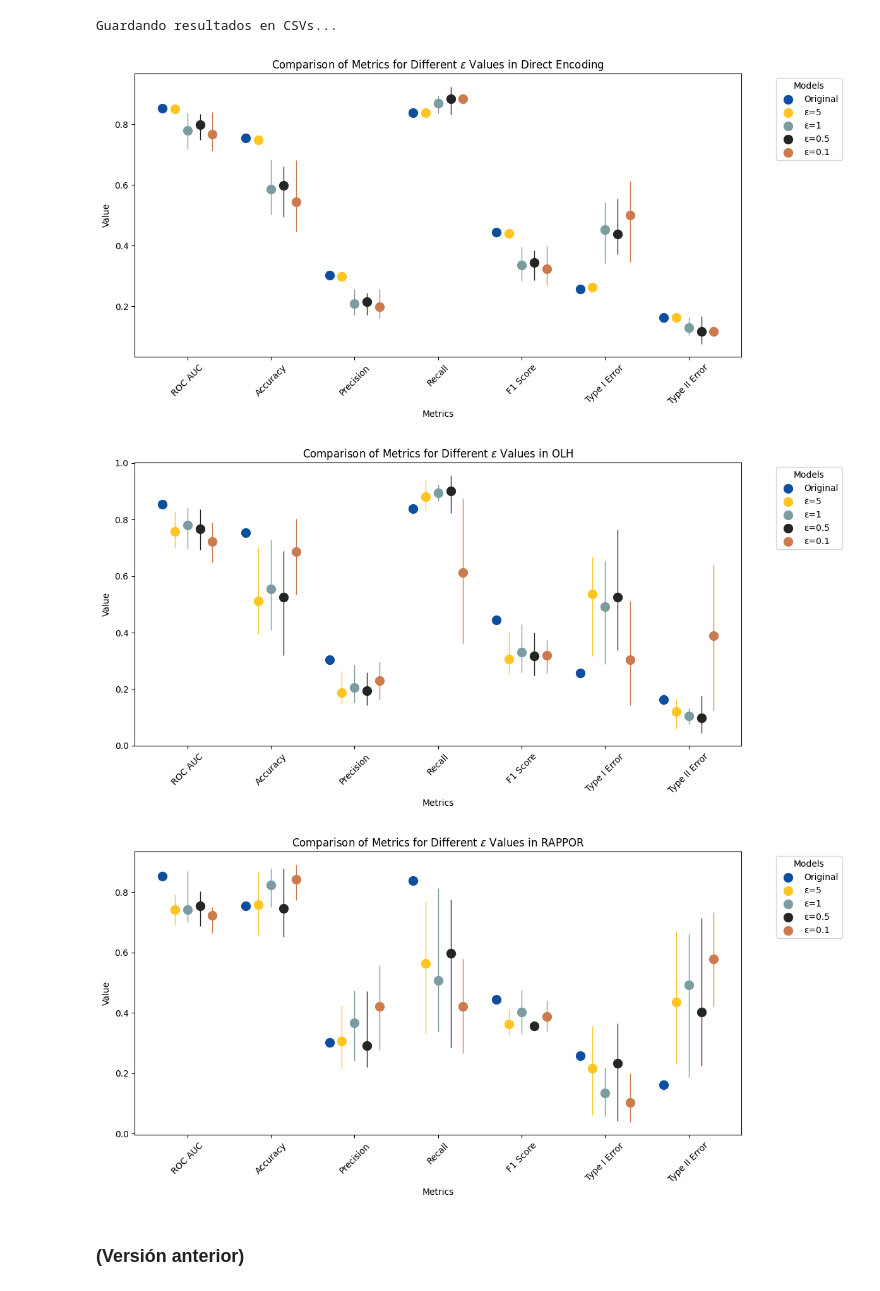
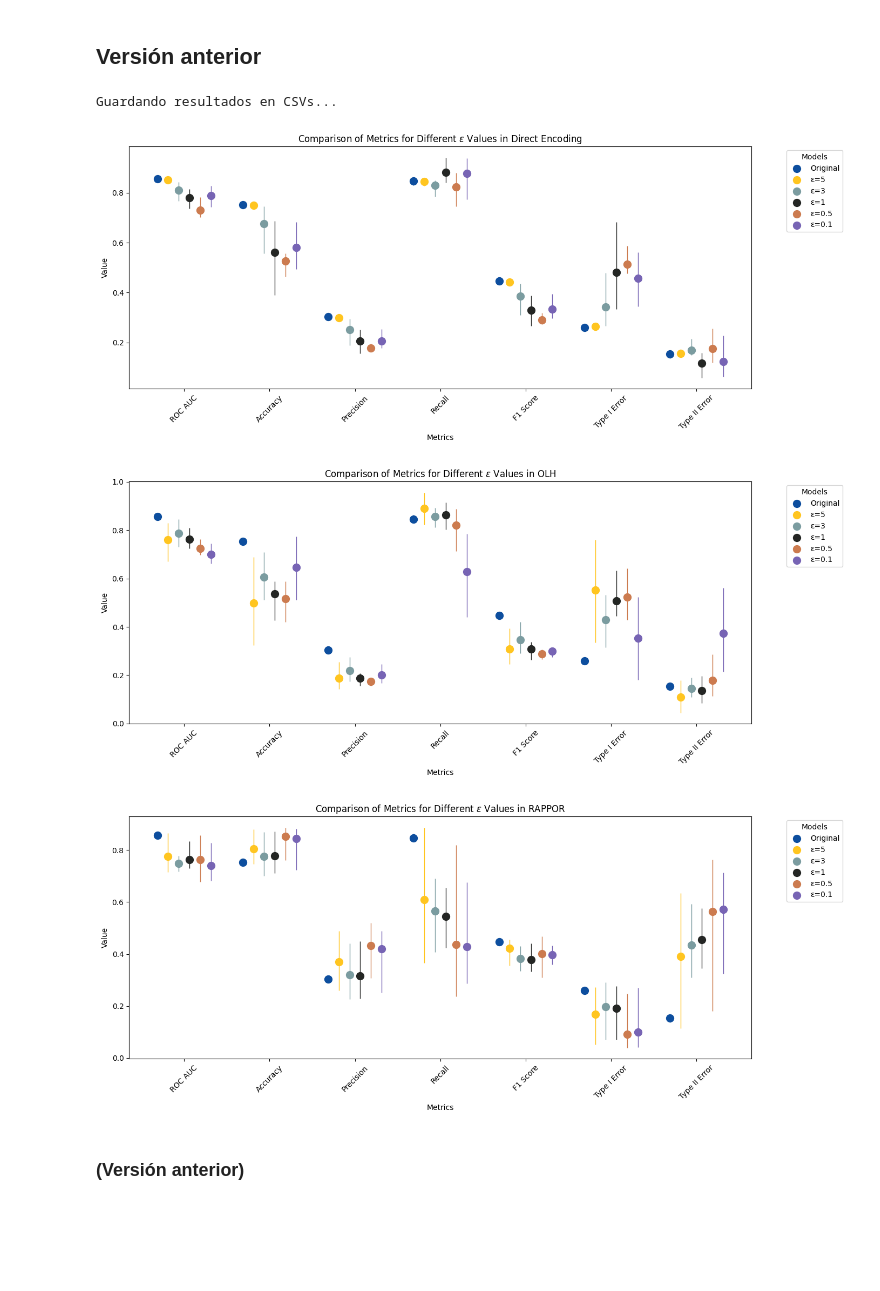
Before and after one commit to despinosaa/differential-privacy-banking-sector, a Jupyter notebook: notebooks/full_local_dp.ipynb, the cells around one changed output. Saved outputs shown, nothing was run; the diff lists cells and outputs as text; code cells hidden in the pictures; blank space fills up the shorter version.

Commit message:
ajustes ldp (epsilon = 3)

```diff
--- a/notebooks/full_local_dp.ipynb
+++ b/notebooks/full_local_dp.ipynb
@@ -0,0 +352,14 @@
+# %%
+# Ejecutar iteraciones para cada método y epsilon
+for epsilon in epsilons:
+    # Direct Encoding
+    results_de = run_iterations(X, y, all_categorical_columns, method='de', epsilon=epsilon, n_iterations=n_iterations)
+    results_de_stats[f'ε={epsilon}'] = compute_statistics(results_de)
+
+    # OLH
+    results_olh = run_iterations(X, y, all_categorical_columns, method='olh', epsilon=epsilon, n_iterations=n_iterations)
+    results_olh_stats[f'ε={epsilon}'] = compute_statistics(results_olh)
+
+    # RAPPOR
+    results_rappor = run_iterations(X, y, all_categorical_columns, method='rappor', epsilon=epsilon, n_iterations=n_iterations)
+    results_rappor_stats[f'ε={epsilon}'] = compute_statistics(results_rappor)
@@ -0,0 +386,8 @@
+# %%
+# Colores para los modelos (Original, ε=5, ε=3, ε=1, ε=0.5, ε=0.1)
+colors = ['#0d4e9e', '#ffc520', '#7b9ca0', '#242624', '#cc7b4f', '#d62728']
+
+# Graficar resultados con bigotes verticales
+plot_results_with_whiskers(results_de_stats, 'Comparison of Metrics for Different $\epsilon$ Values in Direct Encoding', colors)
+plot_results_with_whiskers(results_olh_stats, 'Comparison of Metrics for Different $\epsilon$ Values in OLH', colors)
+plot_results_with_whiskers(results_rappor_stats, 'Comparison of Metrics for Different $\epsilon$ Values in RAPPOR', colors)
@@ -1,3 +398,5 @@
+# %% [markdown]
+## Versión anterior
 # %%
 import pandas as pd
 import matplotlib.pyplot as plt
@@ -260,7 +659,7 @@ all_categorical_columns = ['default', 'housing', 'loan', 'job', 'marital', 'educ
                            'age', 'balance', 'day', 'duration', 'campaign', 'pdays', 'previous']
 
 # Epsilons y resultados
-epsilons = [5, 1, 0.5, 0.1]
+epsilons = [5, 3, 1, 0.5, 0.1]
 results_de_stats = {}
 results_olh_stats = {}
 results_rappor_stats = {}
@@ -320,10 +719,14 @@ def plot_results_with_whiskers(stats_dict, title, colors):
     n_metrics = len(metrics)
     n_models = len(models)
 
-    plt.figure(figsize=(12, 6))
+    # Aumentar el tamaño de la figura para dar más espacio
+    plt.figure(figsize=(14, 6))  # Aumentado de (12, 6) a (14, 6) para acomodar el mayor espaciado
 
-    # Posiciones en el eje X para las métricas
-    x_positions = np.arange(n_metrics)
+    # Ajustar las posiciones en el eje X para las métricas, con más espacio entre grupos
+    x_positions = np.arange(n_metrics) * 1.2  # Aumentado de 1.0 (implícito) a 2.0 para más separación entre grupos de métricas
+
+    # Mantener el espaciado entre los puntos dentro de cada métrica (sin cambios)
+    spacing_factor = 0.15  # Sin cambios, para mantener la misma separación dentro de cada grupo
 
     # Graficar cada modelo con un color diferente
     for model_idx, model in enumerate(models):
@@ -331,42 +734,41 @@ def plot_results_with_whiskers(stats_dict, title, colors):
         mins = []
         maxs = []
         for metric in metrics:
-            # Todos los modelos tienen estadísticas (mean, min, max)
             means.append(stats_dict[model]['mean'][metric])
             mins.append(stats_dict[model]['min'][metric])
             maxs.append(stats_dict[model]['max'][metric])
 
         # Graficar puntos (promedios)
-        plt.scatter(x_positions + (model_idx - (n_models-1)/2) * 0.15, means,
+        plt.scatter(x_positions + (model_idx - (n_models-1)/2) * spacing_factor, means,
                     color=colors[model_idx], label=model, s=100)
 
         # Graficar barras de error para todos los modelos
         for metric_idx in range(n_metrics):
-            plt.vlines(x_positions[metric_idx] + (model_idx - (n_models-1)/2) * 0.15,
+            plt.vlines(x_positions[metric_idx] + (model_idx - (n_models-1)/2) * spacing_factor,
                        mins[metric_idx], maxs[metric_idx],
                        color=colors[model_idx], linestyle='-', linewidth=1)
 
     # Configurar el eje X
     plt.xticks(x_positions, metrics, rotation=45)
 
     plt.title(title)
     plt.xlabel('Metrics')
     plt.ylabel('Value')
     plt.legend(title='Models', bbox_to_anchor=(1.05, 1), loc='upper left')
     plt.tight_layout()
     plt.show()
 
-# Colores para los modelos (Original, ε=5, ε=1, ε=0.5, ε=0.1)
-colors = ['#0d4e9e', '#ffc520', '#7b9ca0', '#242624', '#cc7b4f']
+# Colores para los modelos (Original, ε=5, ε=3, ε=1, ε=0.5, ε=0.1)
+colors = ['#0d4e9e', '#ffc520', '#7b9ca0', '#242624', '#cc7b4f', '#7764B4']
 
 # Graficar resultados con bigotes verticales
 plot_results_with_whiskers(results_de_stats, 'Comparison of Metrics for Different $\epsilon$ Values in Direct Encoding', colors)
 plot_results_with_whiskers(results_olh_stats, 'Comparison of Metrics for Different $\epsilon$ Values in OLH', colors)
 plot_results_with_whiskers(results_rappor_stats, 'Comparison of Metrics for Different $\epsilon$ Values in RAPPOR', colors)
 # %% [output]
-[figure, old version]
+[figure, new version]
-[figure, old version]
+[figure, new version]
-[figure, old version]
+[figure, new version]
 # %% [markdown]
 ### (Versión anterior)
 # %%
```
Also changed, not shown: parts of 11 cells of this notebook, 6 other files.
